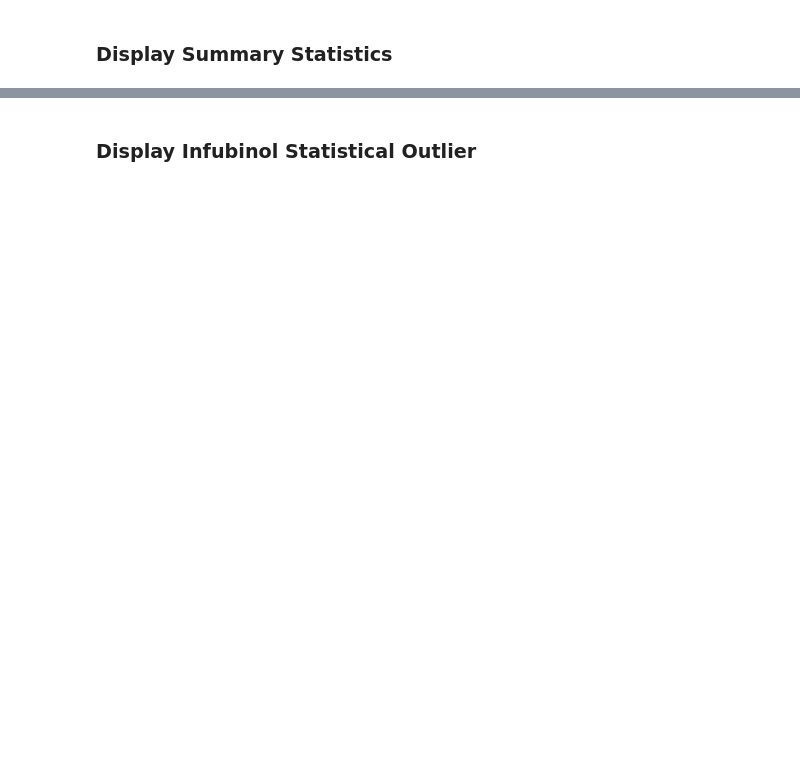
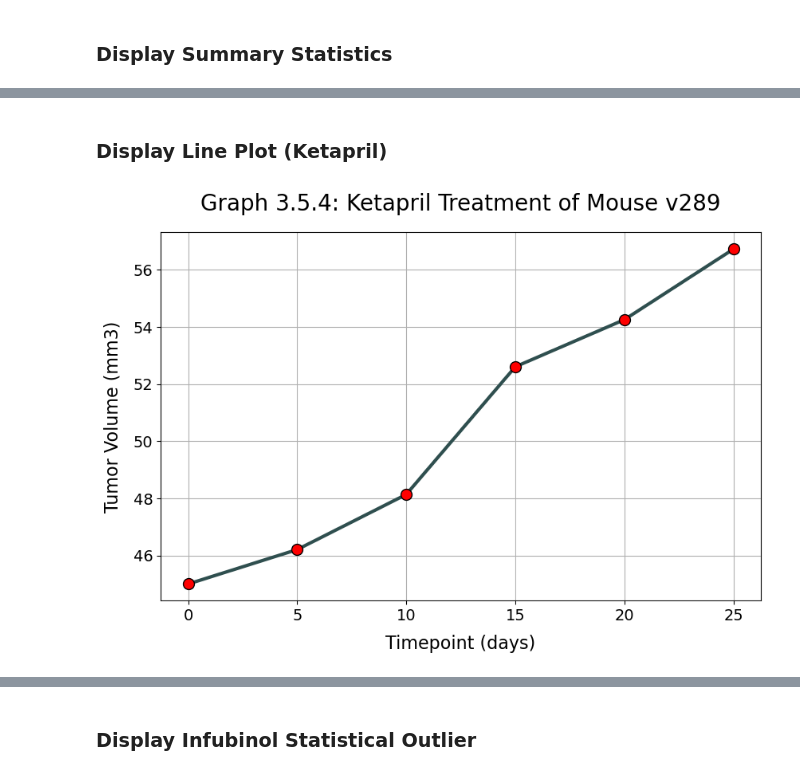
Before and after one commit to njamesgeorge1223/Pharmaceutical-Animal-Study-Analysis-with-Matplotlib, a Jupyter notebook: Pymaceuticals.ipynb, the cells around one changed output, grey strips where cells are left out. Cells and saved outputs as stored; diff of their text form; code cells hidden in the pictures; blank space fills up the shorter version.

```diff
--- a/Pymaceuticals.ipynb
+++ b/Pymaceuticals.ipynb
@@ -772,0 +1076,17 @@ r-squared:   0.7089
+# %% [markdown]
+### **Display Line Plot (Ketapril)**
+# %%
+titleStringVariable \
+    = f'Graph 3.5.4: Ketapril Treatment of Mouse {randomMouseIDKetaprilStringVariable}'
+
+subroutine \
+    .DisplayMatplotlibLineChartFromXYSeries \
+        (ketaprilXValuesSeries,
+         ketaprilYValuesSeries,
+         'darkslategray',
+         'solid',
+         'Timepoint (days)',
+         'Tumor Volume (mm3)',
+         titleStringVariable)
+# %% [output]
+[figure, added]
```
Also changed, not shown: parts of 396 cells of this notebook, 3 other files.
